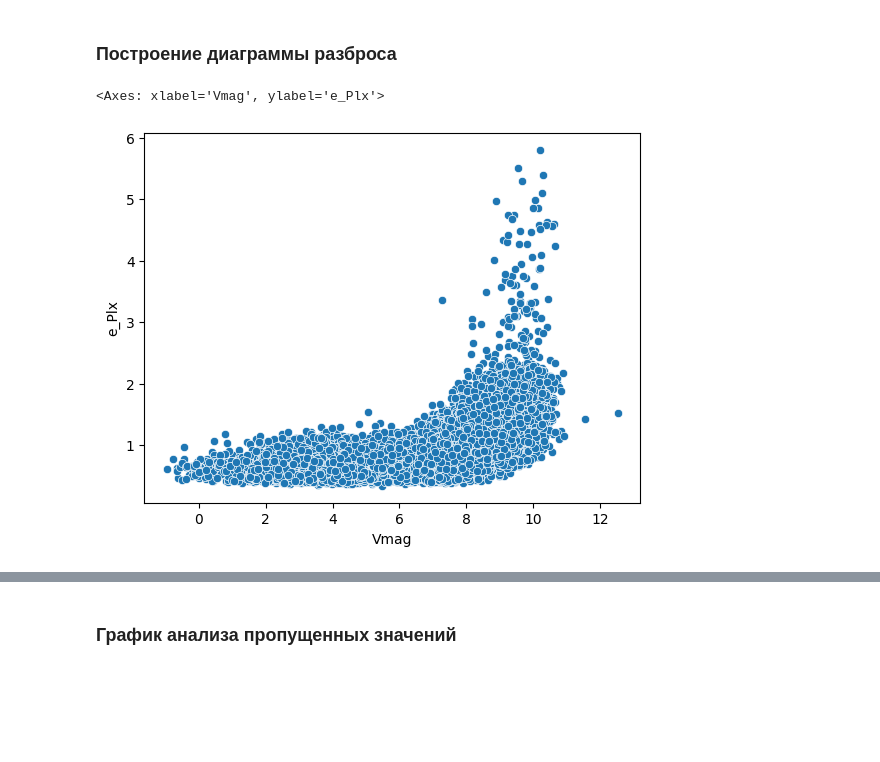
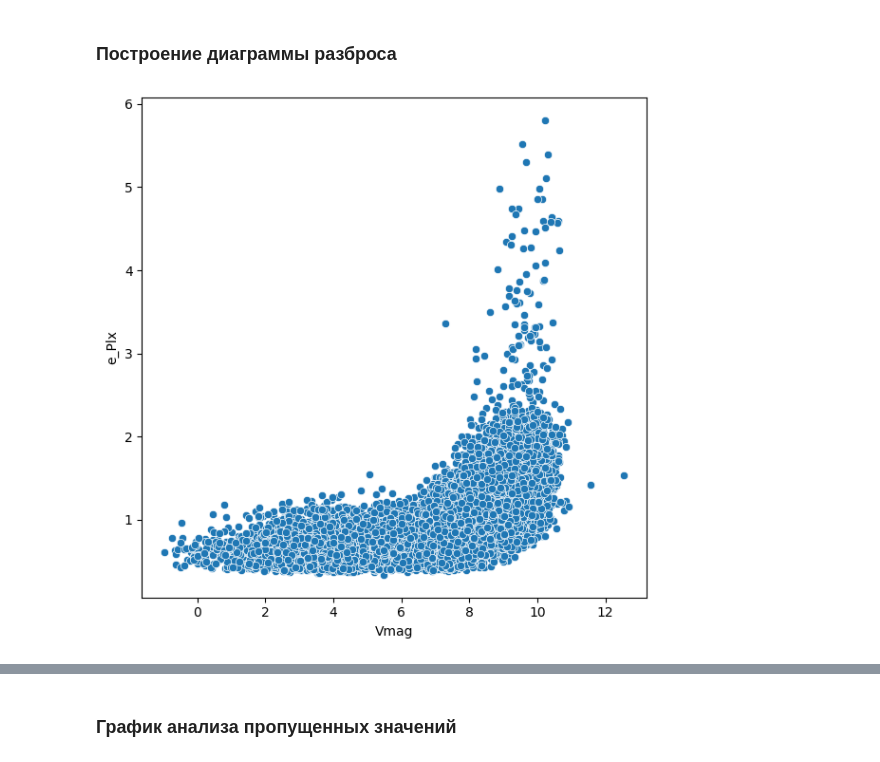
Before and after one commit to AndreDon0/ADA, a Jupyter notebook: Homework_7/ЦК_ДЗ_Визуализация_+_EDA.ipynb, the cells around one changed output, grey strips where cells are left out. Cells and saved outputs as stored; diff of their text form; code cells hidden in the pictures; blank space fills up the shorter version.

```diff
--- a/Homework_7/ЦК_ДЗ_Визуализация_+_EDA.ipynb
+++ b/Homework_7/ЦК_ДЗ_Визуализация_+_EDA.ipynb
@@ -70,7 +70,10 @@ memory usage: 1.7+ MB
 # %% [markdown]
 ### Построение диаграммы разброса
 # %%
-sns.scatterplot(data=df, x="Vmag", y="e_Plx")
+fig, ax = plt.subplots(1, 1, figsize=(6, 6))
+
+sns.scatterplot(data=df, x="Vmag", y="e_Plx", ax = ax)
+
+fig.tight_layout()
 # %% [output]
-<Axes: xlabel='Vmag', ylabel='e_Plx'>
-[figure, old version]
+[figure, new version]
```
Also changed, not shown: parts of 13 cells of this notebook.
